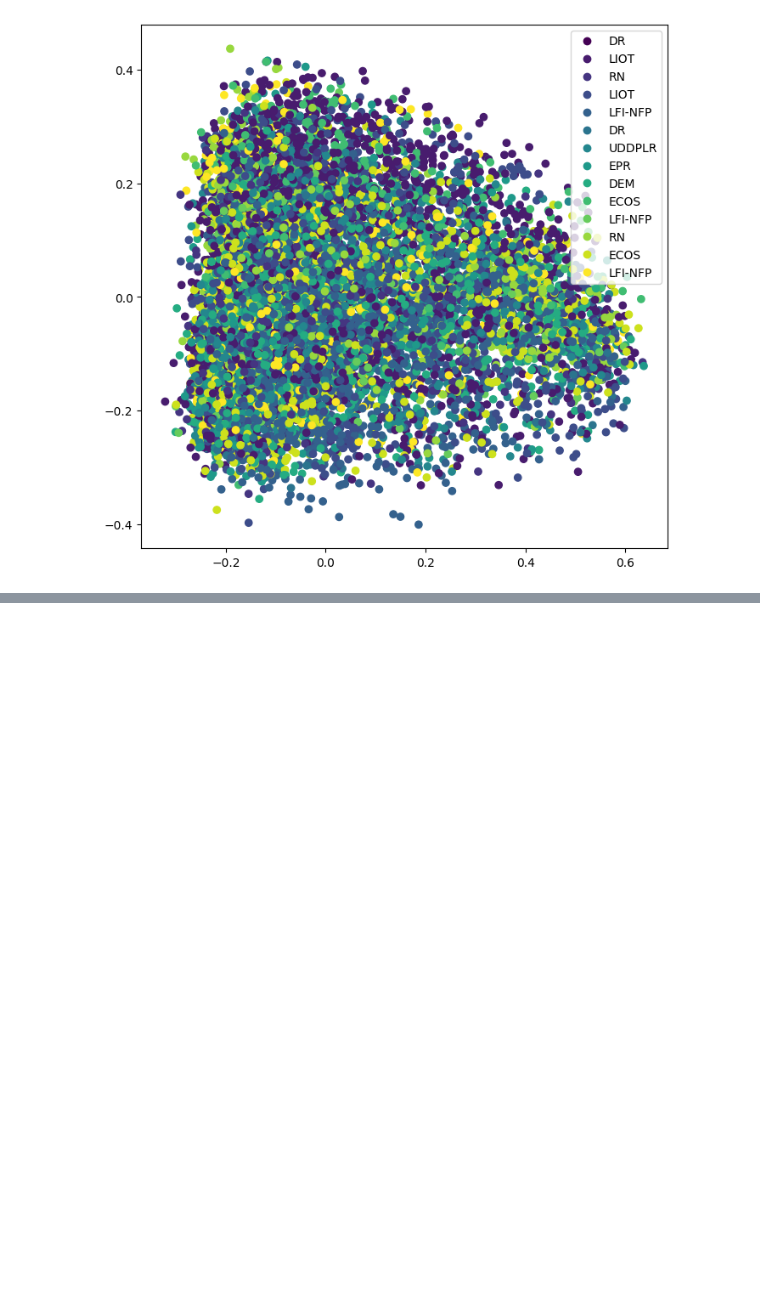
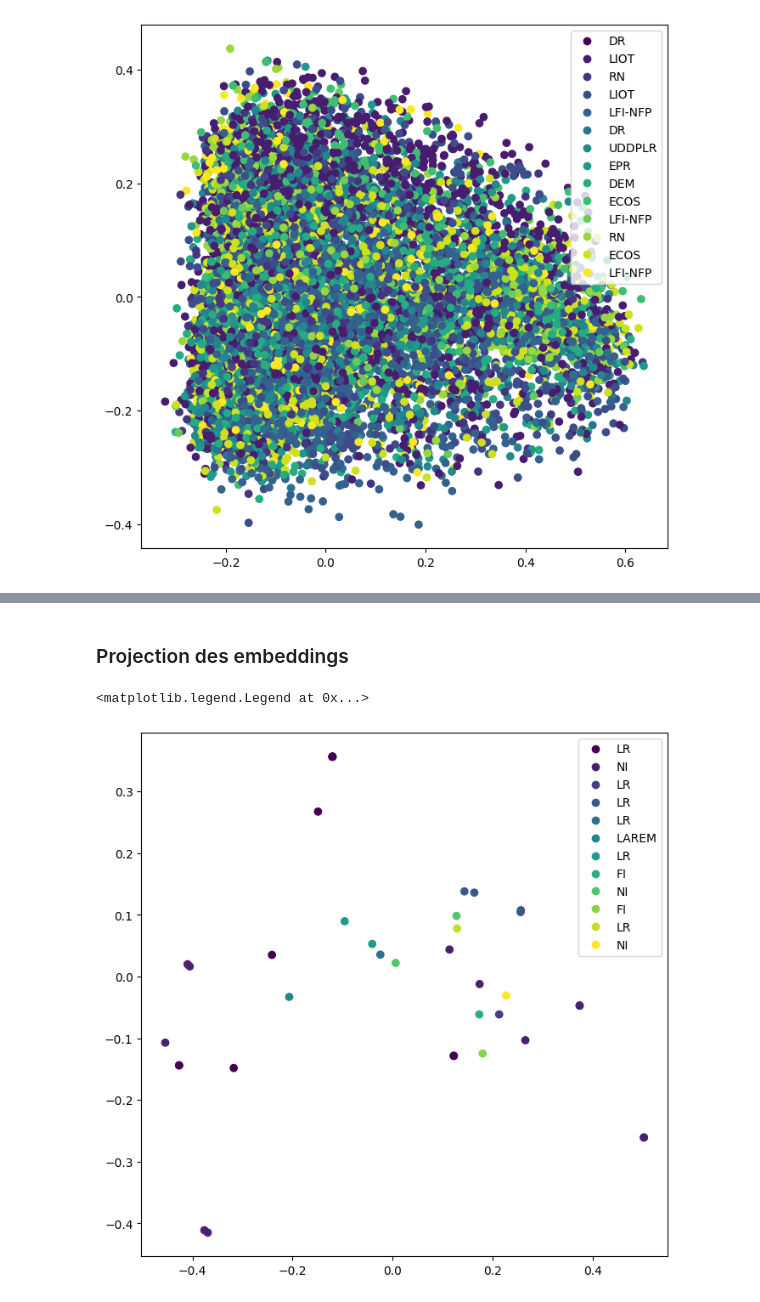
Before and after one commit to medialab/parlement_nlp, a Jupyter notebook: application/analyze.ipynb, the cells around one changed output, grey strips where cells are left out. Saved outputs shown, nothing was run; the diff lists cells and outputs as text; code cells hidden in the pictures; blank space fills up the shorter version.

```diff
--- a/application/analyze.ipynb
+++ b/application/analyze.ipynb
@@ -156,0 +159,6 @@ plt.legend(handles=scatter.legend_elements()[0], labels=names)
+# %%
+qwen = pd.read_csv("./data/embed_qwen_salles_shoot.csv", converters={"embedding_amendment_summary": literal_eval})
+custom = pd.read_csv("./data/embed_finetuned_salles_shoot.csv", converters={"embedding_amendment_summary": literal_eval})
+
+#qwen["author_groupe"] = qwen["author_groupe"].fillna("GOUV")
+#custom["author_groupe"] = custom["author_groupe"].fillna("GOUV")
@@ -156,0 +174,25 @@ plt.legend(handles=scatter.legend_elements()[0], labels=names)
+# %% [markdown]
+### Projection des embeddings
+# %%
+# == categories == #
+groups, index = pd.factorize(custom["author_group"])
+names = list(map(lambda a: index.tolist()[a], groups.tolist()))
+
+scores, index = pd.factorize(custom["score"])
+categories = list(map(lambda a: index.tolist()[a], scores.tolist()))
+# %%
+embeddings = np.array(qwen["embedding_amendment_summary"].tolist())
+
+pca = PCA(n_components=2)
+Y = pca.fit_transform(embeddings)
+
+plt.figure(figsize=(8, 8))
+scatter = plt.scatter(
+    Y[:,0],
+    Y[:,1],
+    c=groups,
+)
+plt.legend(handles=scatter.legend_elements()[0], labels=names)
+# %% [output]
+<matplotlib.legend.Legend at 0x...>
+[figure, added]
```
Also changed, not shown: parts of 5 cells of this notebook, 7 other files.
